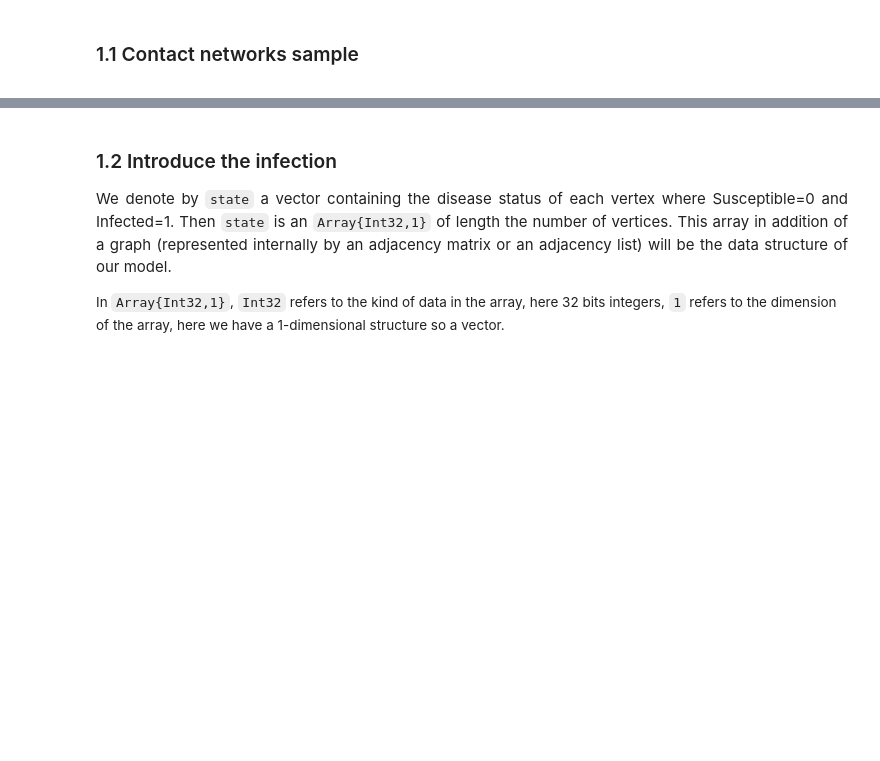
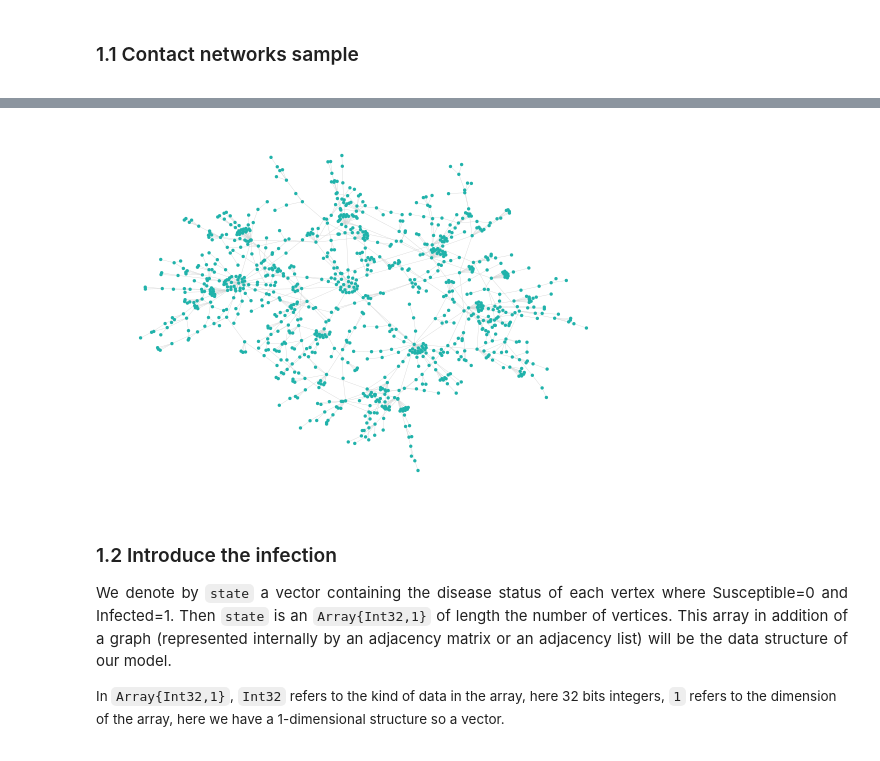
Before and after one commit to LorisGaven/Projet_Graphe, a Jupyter notebook: Projet Graphes 2022-2023.ipynb, the cells around one changed output, grey strips where cells are left out. Saved outputs shown, nothing was run; the diff lists cells and outputs as text; code cells hidden in the pictures; blank space fills up the shorter version.

```diff
--- a/Projet Graphes 2022-2023.ipynb
+++ b/Projet Graphes 2022-2023.ipynb
@@ -124,9 +153,12 @@ draw(PNG("n7_2A.png", 100cm, 100cm), gplot(n7_2A,nodefillc=nodecolor))
 # %%
 """toulouse_neigh: A graph representing a neighborhood composed of 1000 people in Toulouse.
 """
 toulouse_neigh = barabasi_albert(1000, 1)
 nodecolor = [colorant"lightseagreen"]
 draw(PNG("toulouse_neigh.png", 100cm, 100cm), gplot(toulouse_neigh,nodefillc=nodecolor))
+gplot(toulouse_neigh,nodefillc=nodecolor)
+# %% [output]
+[figure, added]
 # %% [markdown]
 <div style="width:75%;margin:0 auto;">
 
```
Also changed, not shown: parts of 15 cells of this notebook, 8 other files.
